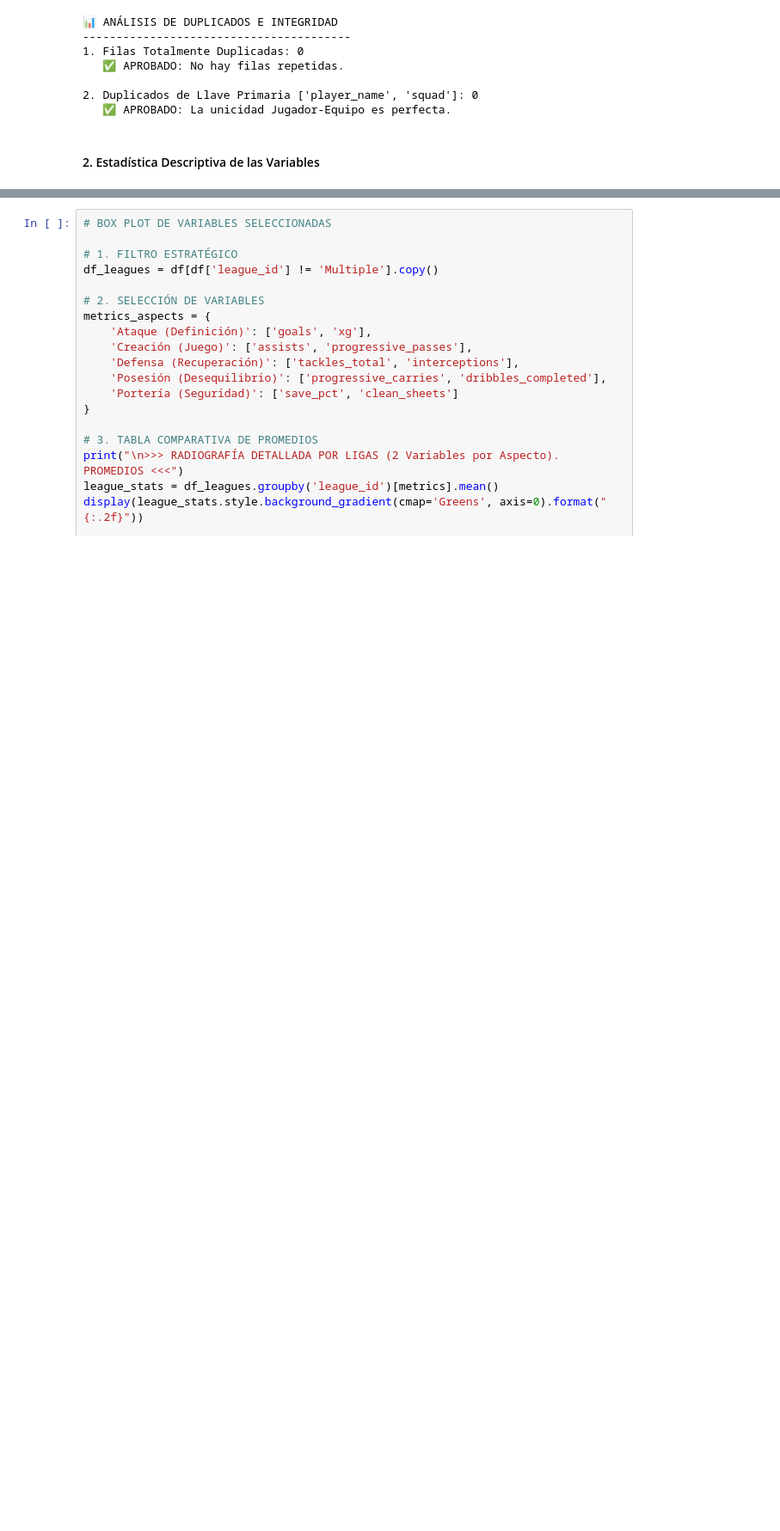
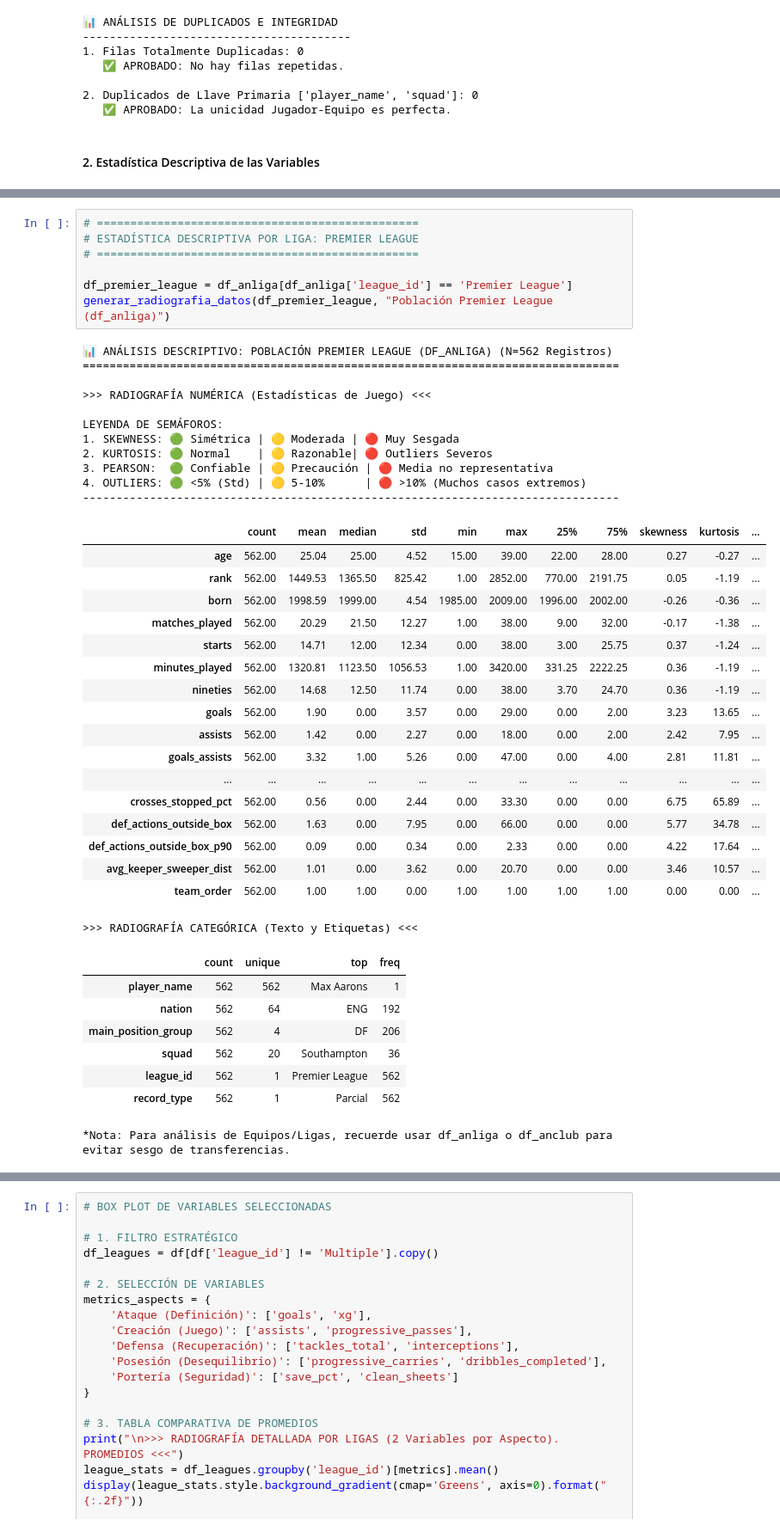
Before and after one commit to RDsanchez-git/Objetive_BallonDor, a Jupyter notebook: notebooks/01_eda_analysis.ipynb, the cells around one changed output, grey strips where cells are left out. Shown at 86% size. Drawn from its saved outputs; the diff is of its cells as text; blank space fills up the shorter version.

```diff
--- a/notebooks/01_eda_analysis.ipynb
+++ b/notebooks/01_eda_analysis.ipynb
@@ -1091,0 +1115,45 @@ Objetivo: Entender el terreno de juego por ligas antes de mirar a los equipos. V
+# %%
+# ================================================
+# ESTADÍSTICA DESCRIPTIVA POR LIGA: PREMIER LEAGUE
+# ================================================
+
+df_premier_league = df_anliga[df_anliga['league_id'] == 'Premier League']
+generar_radiografia_datos(df_premier_league, "Población Premier League (df_anliga)")
+# %% [output]
+📊 ANÁLISIS DESCRIPTIVO: POBLACIÓN PREMIER LEAGUE (DF_ANLIGA) (N=562 Registros)
+================================================================================
+
+>>> RADIOGRAFÍA NUMÉRICA (Estadísticas de Juego) <<<
+
+LEYENDA DE SEMÁFOROS:
+1. SKEWNESS: 🟢 Simétrica | 🟡 Moderada | 🔴 Muy Sesgada
+2. KURTOSIS: 🟢 Normal    | 🟡 Razonable| 🔴 Outliers Severos
+3. PEARSON:  🟢 Confiable | 🟡 Precaución | 🔴 Media no representativa
+4. OUTLIERS: 🟢 <5% (Std) | 🟡 5-10%      | 🔴 >10% (Muchos casos extremos)
+--------------------------------------------------------------------------------
+|  | count | mean | median | std | min | max | 25% | 75% | skewness | kurtosis | ... |
+| age | 562.00 | 25.04 | 25.00 | 4.52 | 15.00 | 39.00 | 22.00 | 28.00 | 0.27 | -0.27 | ... |
+| rank | 562.00 | 1449.53 | 1365.50 | 825.42 | 1.00 | 2852.00 | 770.00 | 2191.75 | 0.05 | -1.19 | ... |
+| born | 562.00 | 1998.59 | 1999.00 | 4.54 | 1985.00 | 2009.00 | 1996.00 | 2002.00 | -0.26 | -0.36 | ... |
+| matches_played | 562.00 | 20.29 | 21.50 | 12.27 | 1.00 | 38.00 | 9.00 | 32.00 | -0.17 | -1.38 | ... |
+| starts | 562.00 | 14.71 | 12.00 | 12.34 | 0.00 | 38.00 | 3.00 | 25.75 | 0.37 | -1.24 | ... |
+| minutes_played | 562.00 | 1320.81 | 1123.50 | 1056.53 | 1.00 | 3420.00 | 331.25 | 2222.25 | 0.36 | -1.19 | ... |
+| nineties | 562.00 | 14.68 | 12.50 | 11.74 | 0.00 | 38.00 | 3.70 | 24.70 | 0.36 | -1.19 | ... |
+| goals | 562.00 | 1.90 | 0.00 | 3.57 | 0.00 | 29.00 | 0.00 | 2.00 | 3.23 | 13.65 | ... |
+| assists | 562.00 | 1.42 | 0.00 | 2.27 | 0.00 | 18.00 | 0.00 | 2.00 | 2.42 | 7.95 | ... |
+| goals_assists | 562.00 | 3.32 | 1.00 | 5.26 | 0.00 | 47.00 | 0.00 | 4.00 | 2.81 | 11.81 | ... |
+| ... | ... | ... | ... | ... | ... | ... | ... | ... | ... | ... | ... |
+| crosses_stopped_pct | 562.00 | 0.56 | 0.00 | 2.44 | 0.00 | 33.30 | 0.00 | 0.00 | 6.75 | 65.89 | ... |
+| def_actions_outside_box | 562.00 | 1.63 | 0.00 | 7.95 | 0.00 | 66.00 | 0.00 | 0.00 | 5.77 | 34.78 | ... |
+| def_actions_outside_box_p90 | 562.00 | 0.09 | 0.00 | 0.34 | 0.00 | 2.33 | 0.00 | 0.00 | 4.22 | 17.64 | ... |
+| avg_keeper_sweeper_dist | 562.00 | 1.01 | 0.00 | 3.62 | 0.00 | 20.70 | 0.00 | 0.00 | 3.46 | 10.57 | ... |
+| team_order | 562.00 | 1.00 | 1.00 | 0.00 | 1.00 | 1.00 | 1.00 | 1.00 | 0.00 | 0.00 | ... |
+>>> RADIOGRAFÍA CATEGÓRICA (Texto y Etiquetas) <<<
+|  | count | unique | top | freq |
+| player_name | 562 | 562 | Max Aarons | 1 |
+| nation | 562 | 64 | ENG | 192 |
+| main_position_group | 562 | 4 | DF | 206 |
+| squad | 562 | 20 | Southampton | 36 |
+| league_id | 562 | 1 | Premier League | 562 |
+| record_type | 562 | 1 | Parcial | 562 |
+*Nota: Para análisis de Equipos/Ligas, recuerde usar df_anliga o df_anclub para evitar sesgo de transferencias.
```
Also changed, not shown: parts of 14 cells of this notebook.
